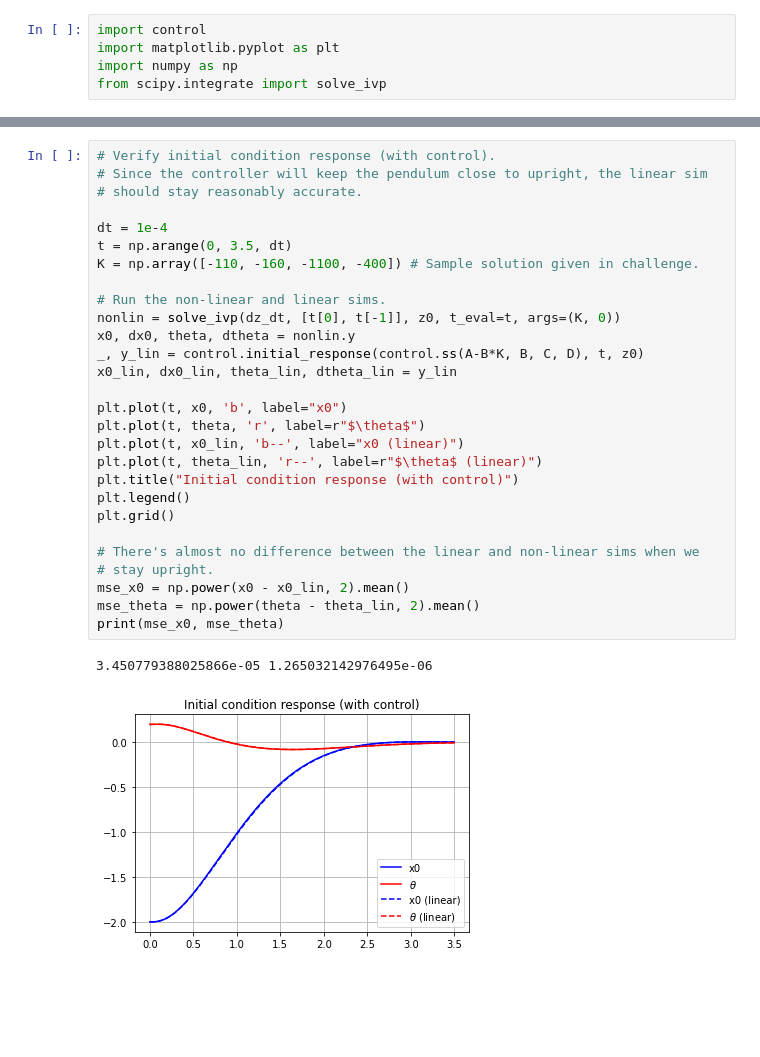
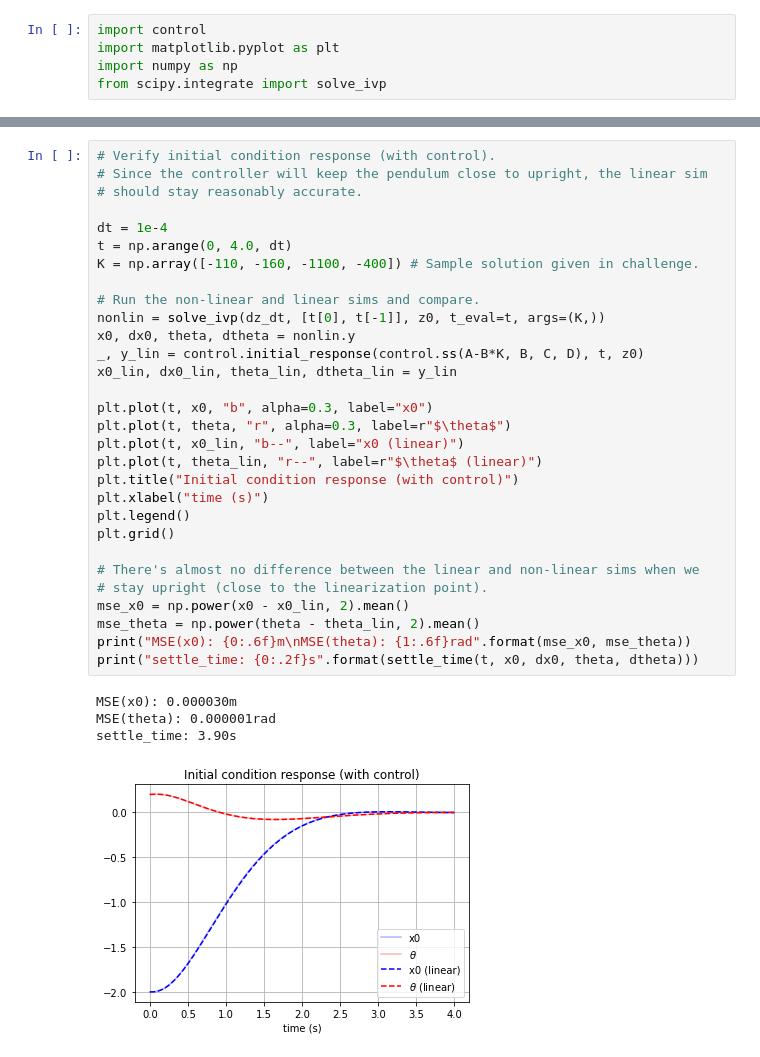
Before and after one commit to rkurdyumov/control_challenges, a Jupyter notebook: inverted_pendulum.ipynb, the cells around one changed output, grey strips where cells are left out. Saved outputs shown, nothing was run; the diff lists cells and outputs as text; blank space fills up the shorter version.

```diff
--- a/inverted_pendulum.ipynb
+++ b/inverted_pendulum.ipynb
@@ -81,31 +104,35 @@ plt.ylim([z0[0]-1, 2*np.pi])
 # %%
 # Verify initial condition response (with control).
 # Since the controller will keep the pendulum close to upright, the linear sim
 # should stay reasonably accurate.
 
 dt = 1e-4
-t = np.arange(0, 3.5, dt)
+t = np.arange(0, 4.0, dt)
 K = np.array([-110, -160, -1100, -400]) # Sample solution given in challenge.
 
-# Run the non-linear and linear sims.
-nonlin = solve_ivp(dz_dt, [t[0], t[-1]], z0, t_eval=t, args=(K, 0))
+# Run the non-linear and linear sims and compare.
+nonlin = solve_ivp(dz_dt, [t[0], t[-1]], z0, t_eval=t, args=(K,))
 x0, dx0, theta, dtheta = nonlin.y
 _, y_lin = control.initial_response(control.ss(A-B*K, B, C, D), t, z0)
 x0_lin, dx0_lin, theta_lin, dtheta_lin = y_lin
 
-plt.plot(t, x0, 'b', label="x0")
-plt.plot(t, theta, 'r', label=r"$\theta$")
-plt.plot(t, x0_lin, 'b--', label="x0 (linear)")
-plt.plot(t, theta_lin, 'r--', label=r"$\theta$ (linear)")
+plt.plot(t, x0, "b", alpha=0.3, label="x0")
+plt.plot(t, theta, "r", alpha=0.3, label=r"$\theta$")
+plt.plot(t, x0_lin, "b--", label="x0 (linear)")
+plt.plot(t, theta_lin, "r--", label=r"$\theta$ (linear)")
 plt.title("Initial condition response (with control)")
+plt.xlabel("time (s)")
 plt.legend()
 plt.grid()
 
 # There's almost no difference between the linear and non-linear sims when we
-# stay upright.
+# stay upright (close to the linearization point).
 mse_x0 = np.power(x0 - x0_lin, 2).mean()
 mse_theta = np.power(theta - theta_lin, 2).mean()
-print(mse_x0, mse_theta)
+print("MSE(x0): {0:.6f}m\nMSE(theta): {1:.6f}rad".format(mse_x0, mse_theta))
+print("settle_time: {0:.2f}s".format(settle_time(t, x0, dx0, theta, dtheta)))
 # %% [output]
-3.450779388025866e-05 1.265032142976495e-06
+MSE(x0): 0.000030m
+MSE(theta): 0.000001rad
+settle_time: 3.90s
-[figure, old version]
+[figure, new version]
```
Also changed, not shown: parts of 5 cells of this notebook.
